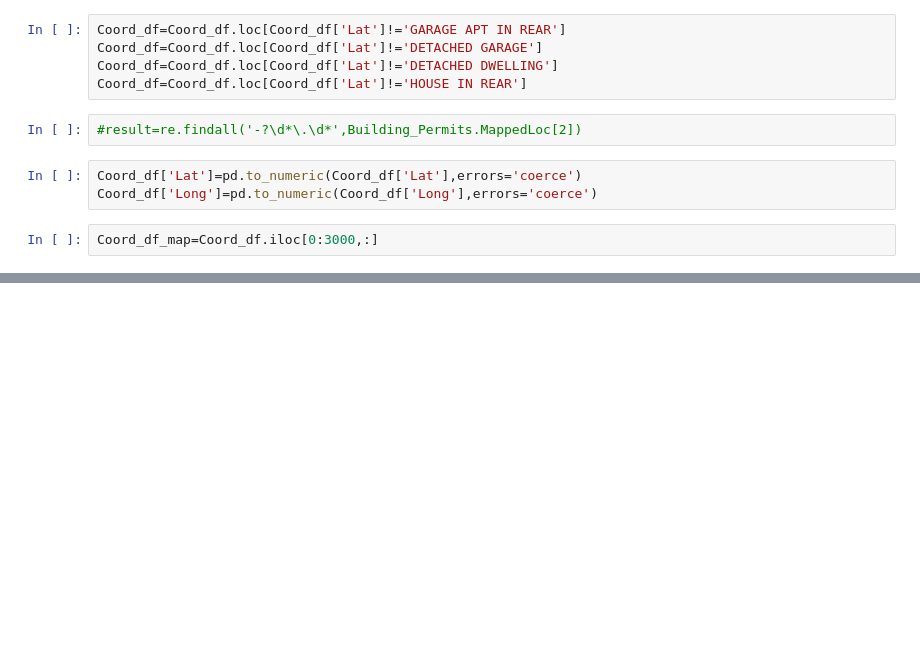
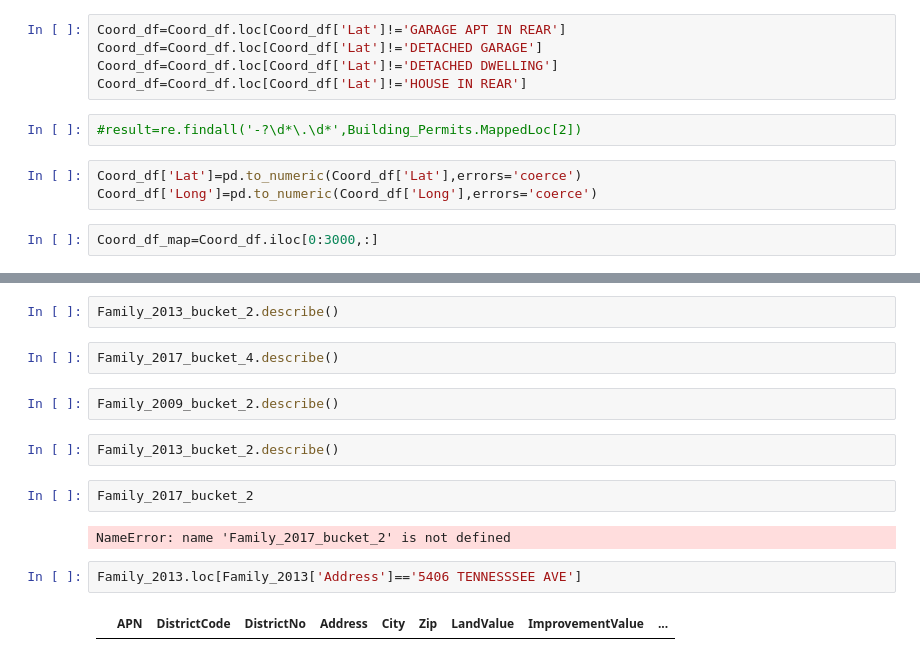
Before and after one commit to asidamo/affordable-housing, a Jupyter notebook: data-question-4-plaid-platypi.ipynb, the cells around one changed output, grey strips where cells are left out. Saved outputs shown, nothing was run; the diff lists cells and outputs as text; blank space fills up the shorter version.

```diff
--- a/data-question-4-plaid-platypi.ipynb
+++ b/data-question-4-plaid-platypi.ipynb
@@ -388,0 +558,16 @@ coord_map
+# %%
+Family_2013_bucket_2.describe()
+# %%
+Family_2017_bucket_4.describe()
+# %%
+Family_2009_bucket_2.describe()
+# %%
+Family_2013_bucket_2.describe()
+# %%
+Family_2017_bucket_2
+# %% [output]
+NameError: name 'Family_2017_bucket_2' is not defined
+# %%
+Family_2013.loc[Family_2013['Address']=='5406 TENNESSSEE AVE']
+# %% [output]
+|  | APN | DistrictCode | DistrictNo | Address | City | Zip | LandValue | ImprovementValue | ... |
```
Also changed, not shown: parts of 23 cells of this notebook.
